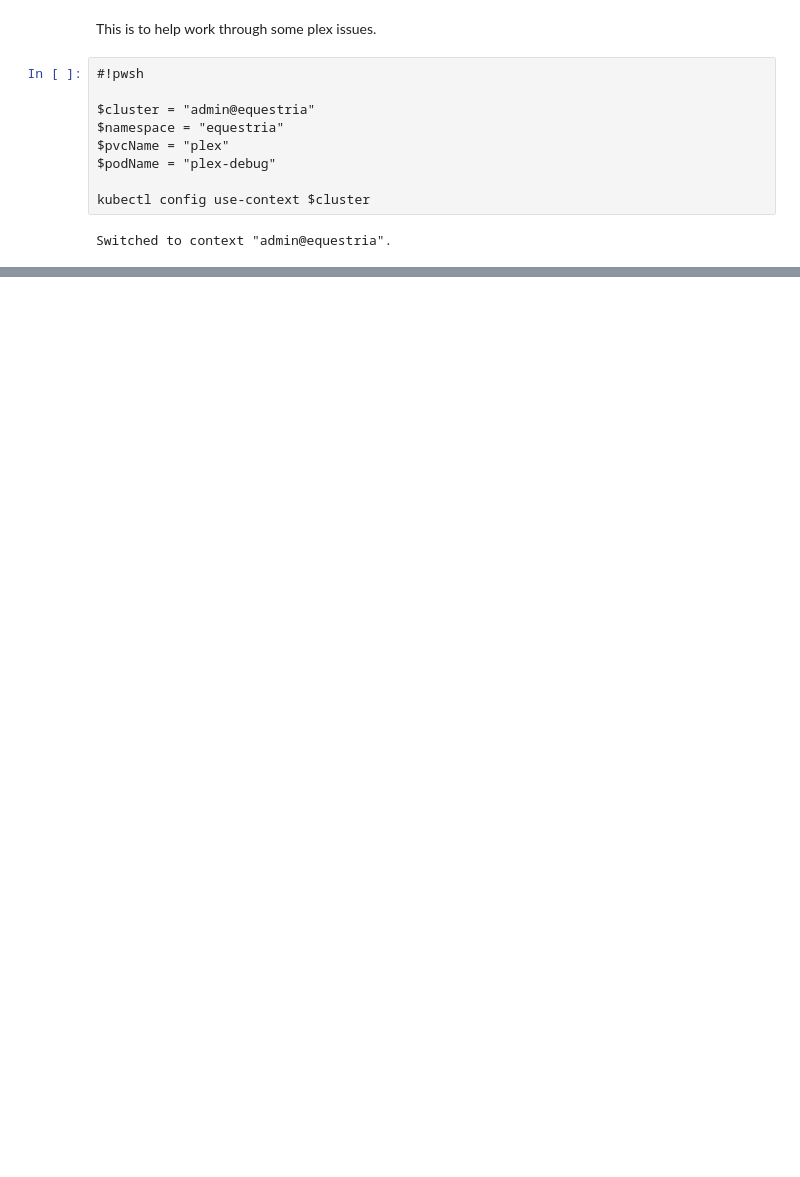
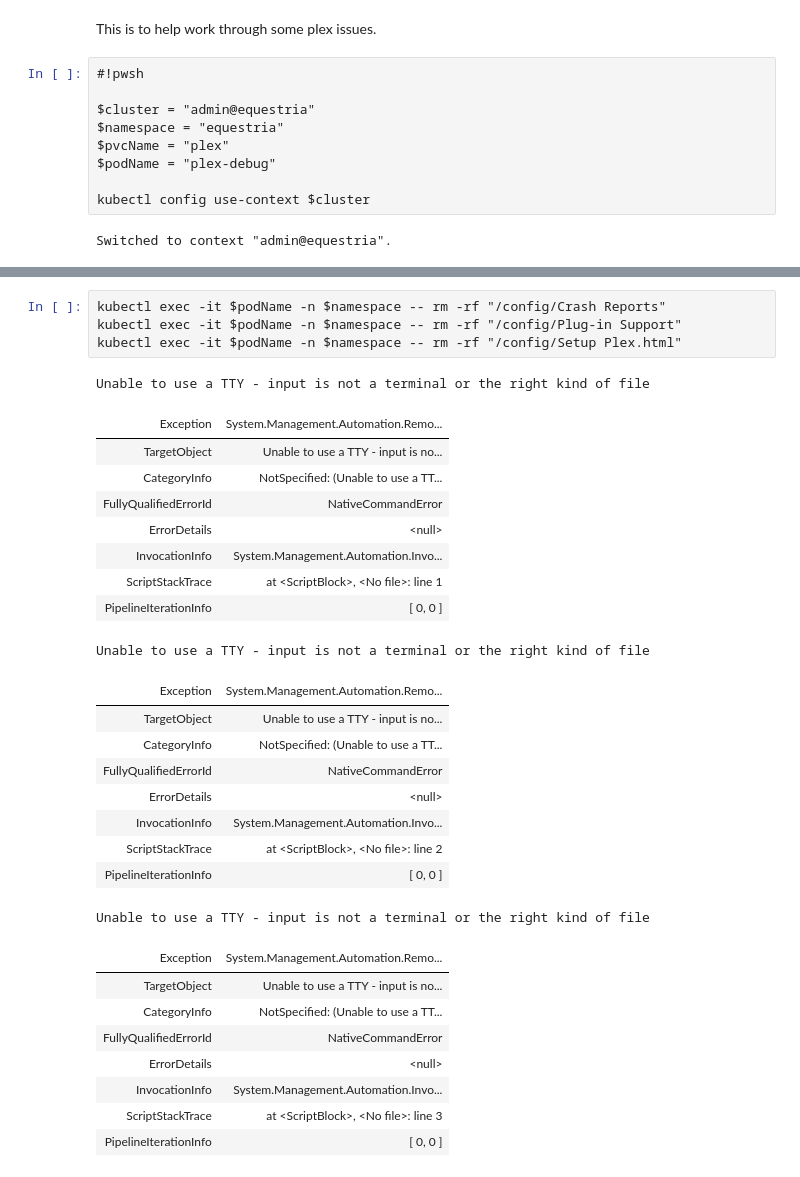
Before and after one commit to david-driscoll/home-operations, a Jupyter notebook: playbook/plex.ipynb, the cells around one changed output, grey strips where cells are left out. Cells and saved outputs as stored; diff of their text form; blank space fills up the shorter version.

```diff
--- a/playbook/plex.ipynb
+++ b/playbook/plex.ipynb
@@ -109,3 +98,35 @@ drwxrwsr-x. 7 568 568      4096 Jul 31 11:58 ..
+# %%
+kubectl exec -it $podName -n $namespace -- rm -rf "/config/Crash Reports"
+kubectl exec -it $podName -n $namespace -- rm -rf "/config/Plug-in Support"
+kubectl exec -it $podName -n $namespace -- rm -rf "/config/Setup Plex.html"
+# %% [output]
+Unable to use a TTY - input is not a terminal or the right kind of file
+| Exception | System.Management.Automation.Remo... |
+| TargetObject | Unable to use a TTY - input is no... |
+| CategoryInfo | NotSpecified: (Unable to use a TT... |
+| FullyQualifiedErrorId | NativeCommandError |
+| ErrorDetails | <null> |
+| InvocationInfo | System.Management.Automation.Invo... |
+| ScriptStackTrace | at <ScriptBlock>, <No file>: line 1 |
+| PipelineIterationInfo | [ 0, 0 ] |
+Unable to use a TTY - input is not a terminal or the right kind of file
+| Exception | System.Management.Automation.Remo... |
+| TargetObject | Unable to use a TTY - input is no... |
+| CategoryInfo | NotSpecified: (Unable to use a TT... |
+| FullyQualifiedErrorId | NativeCommandError |
+| ErrorDetails | <null> |
+| InvocationInfo | System.Management.Automation.Invo... |
+| ScriptStackTrace | at <ScriptBlock>, <No file>: line 2 |
+| PipelineIterationInfo | [ 0, 0 ] |
+Unable to use a TTY - input is not a terminal or the right kind of file
+| Exception | System.Management.Automation.Remo... |
+| TargetObject | Unable to use a TTY - input is no... |
+| CategoryInfo | NotSpecified: (Unable to use a TT... |
+| FullyQualifiedErrorId | NativeCommandError |
+| ErrorDetails | <null> |
+| InvocationInfo | System.Management.Automation.Invo... |
+| ScriptStackTrace | at <ScriptBlock>, <No file>: line 3 |
+| PipelineIterationInfo | [ 0, 0 ] |
 # %%
 #!pwsh
 
```
Also changed, not shown: parts of 6 cells of this notebook, 16 other files.
